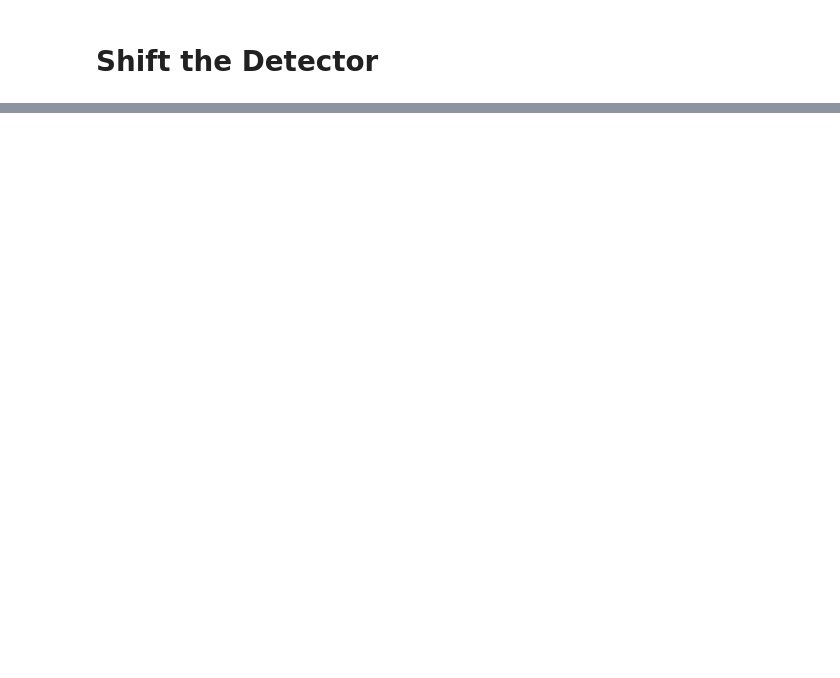
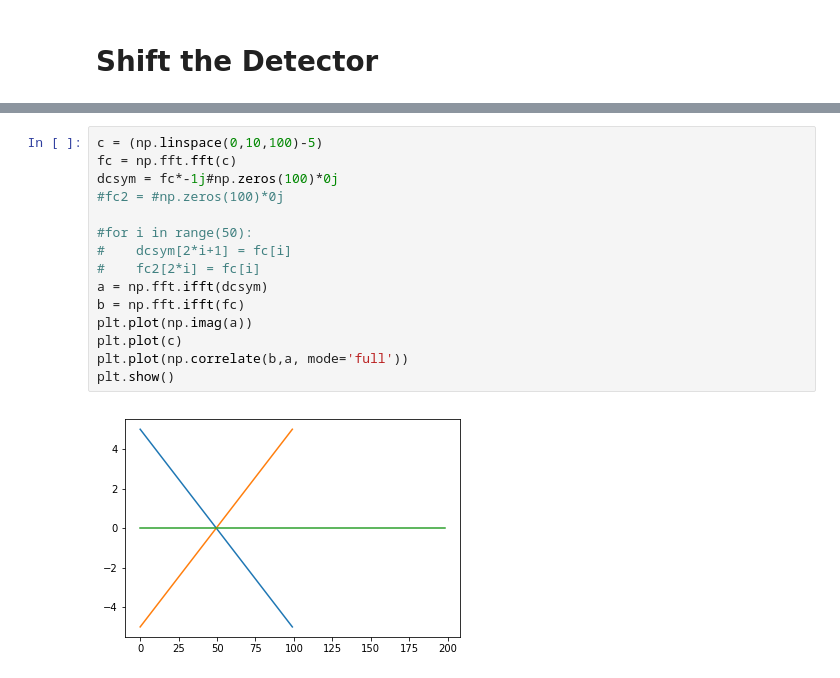
Before and after one commit to everettvacek/rotationCenter, a Jupyter notebook: Scan_crop_pad.ipynb, the cells around one changed output, grey strips where cells are left out. Saved outputs shown, nothing was run; the diff lists cells and outputs as text; blank space fills up the shorter version.

```diff
--- a/Scan_crop_pad.ipynb
+++ b/Scan_crop_pad.ipynb
@@ -279,0 +213,17 @@ plt.show()
+# %%
+c = (np.linspace(0,10,100)-5)
+fc = np.fft.fft(c)
+dcsym = fc*-1j#np.zeros(100)*0j
+#fc2 = #np.zeros(100)*0j
+
+#for i in range(50):
+#    dcsym[2*i+1] = fc[i]
+#    fc2[2*i] = fc[i]
+a = np.fft.ifft(dcsym)
+b = np.fft.ifft(fc)
+plt.plot(np.imag(a))
+plt.plot(c)
+plt.plot(np.correlate(b,a, mode='full'))
+plt.show()
+# %% [output]
+[figure, added]
```
Also changed, not shown: parts of 20 cells of this notebook, 2 other files.
